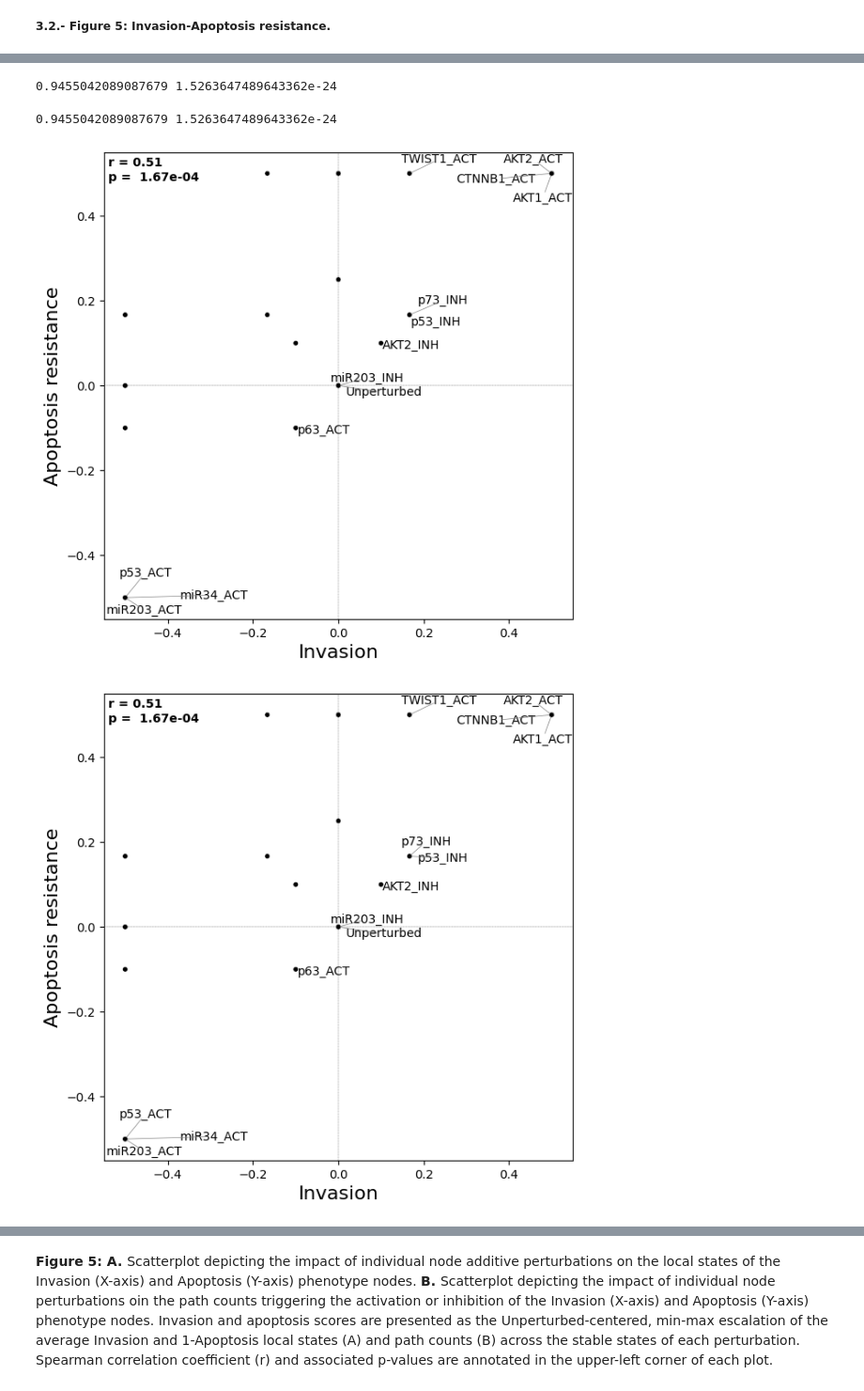
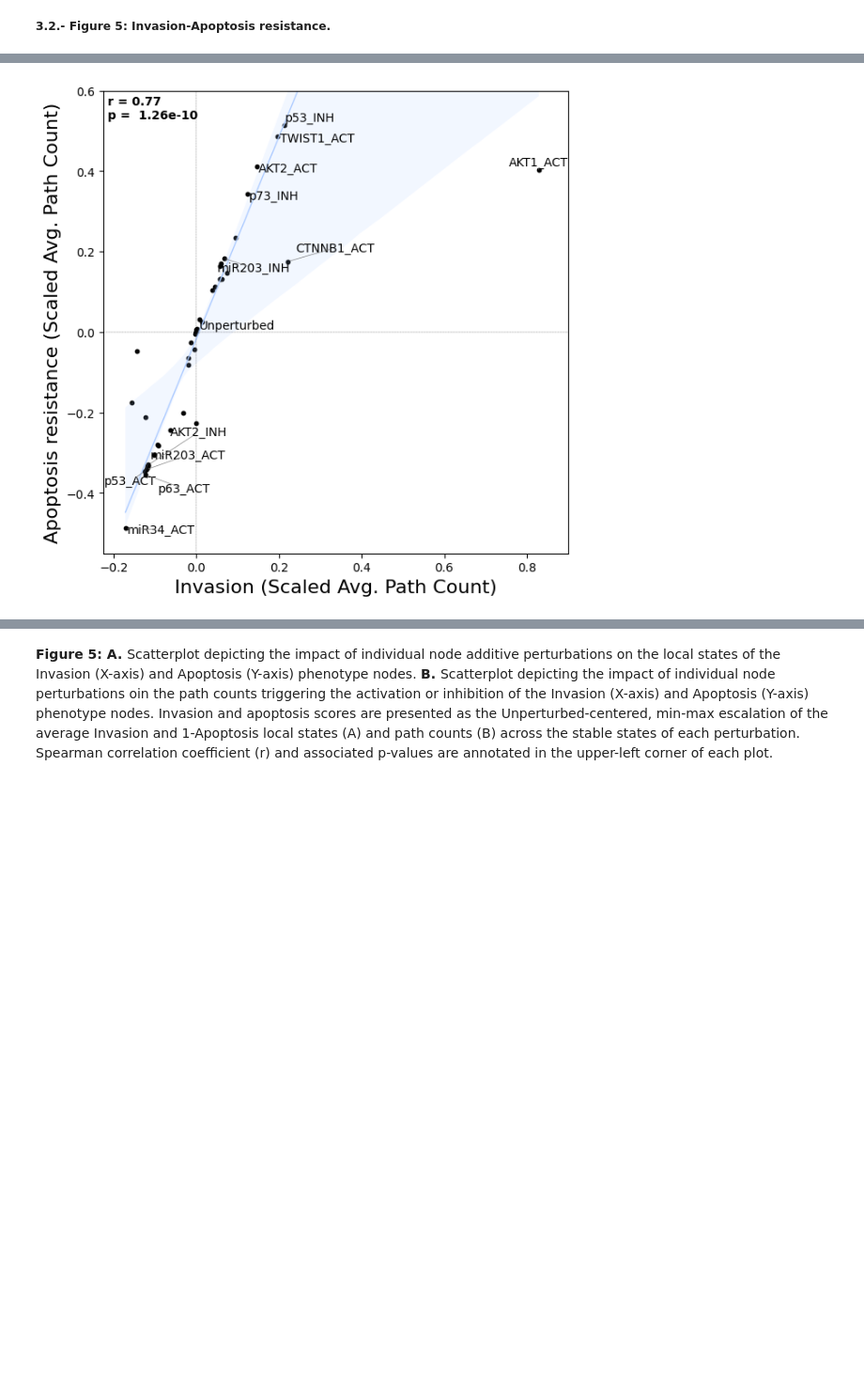
Before and after one commit to farinasm/boolevard, a Jupyter notebook: paper/Source_Figs.ipynb, the cells around one changed output, grey strips where cells are left out. Shown at 94% size. Cells and saved outputs as stored; diff of their text form; code cells hidden in the pictures; blank space fills up the shorter version.

```diff
--- a/paper/Source_Figs.ipynb
+++ b/paper/Source_Figs.ipynb
@@ -55,6 +55,7 @@ def sc_custom(x, ref):
 
 # Plot range of path counts leading to the local state of a given node across all perts
 def plotrange(data, state, col, sizex, sizey, title, ax = None, hide_ylabel = False):
+    plt.style.use("default")
     if state == "up": filtered_data = data.loc[data[col] > 0, :]
     else: filtered_data = data.loc[data[col] < 0, :]
     filtered_data[f"{col}_sc"] = sc_custom(abs(filtered_data[col]), abs(filtered_data[col]).min())
@@ -83,6 +84,7 @@ def plotrange(data, state, col, sizex, sizey, title, ax = None, hide_ylabel = Fa
 
 # Check path counts leading to the local state of a given node across all perts
 def StudyStrength(data, state, col, sizex, sizey, title, save = False, ax = None):
+    plt.style.use("default")
     def custom_color(index, state):
         if index.rsplit("_", 1)[0] == "Unperturbed":
             return "gray"
@@ -116,6 +118,7 @@ def StudyStrength(data, state, col, sizex, sizey, title, save = False, ax = None
 
 # Same as StudyStrength but pert-wise
 def SSbars(data, cols, sizex, sizey, labs, ax = None, hide_ylabel = False):
+    plt.style.use("default")
     def custom_color(score):
         return "#FC766A" if score > 0 else "#5B84B1"
     processed_data = data.copy()
@@ -149,15 +152,19 @@ def SSbars(data, cols, sizex, sizey, labs, ax = None, hide_ylabel = False):
     return ax
 
 # Plot scatter plot with custom labels
-def scatter_plot_custom(data, x, y, labelx, labely, save = False, labs = None):
-    fig, ax = plt.subplots(figsize = (7,7))
-    ax = sb.scatterplot(data = data, x = x, y = y, color = "black", size = 0.5)
-    ax.set_xlabel(labelx, fontsize = 16); ax.set_ylabel(labely, fontsize = 16); ax.legend_.set_visible(False)
+def lowess_plot_custom(data, x, y, labelx, labely, xlim = [-0.55, 0.55], ylim = [-0.55, 0.65], save = False, labs = None):
+    plt.style.use("default")
+    fig, ax = plt.subplots(figsize = (7, 7))
+    sb.regplot(x=x, y=y, data=data, lowess = False, line_kws={"color": "#aeccff", "lw": 1, "alpha": 1}, ci=95, scatter_kws={"color": "black", "s": 10, "alpha": 1}, robust = True)
+    ax.set_xlabel(labelx, fontsize = 16)
+    ax.set_ylabel(labely, fontsize = 16)
+    ax.set_xlim(xlim[0], xlim[1])
+    ax.set_ylim(ylim[0], ylim[1])
     ax.axhline(y=0, color='black', linestyle='--', linewidth=0.2)
     ax.axvline(x=0, color='black', linestyle='--', linewidth=0.2)
     texts = []
     for i in range(data.shape[0]):
-        if labs == None:
+        if labs is None:
             texts.append(ax.text(data[x][i], data[y][i], str(data.index[i]), fontsize = 10, color = "black"))
         else:
             points_to_label = labs
@@ -170,13 +177,20 @@ def scatter_plot_custom(data, x, y, labelx, labely, save = False, labs = None):
         expand_text = (1.5, 1.5),
         arrowprops = dict(arrowstyle = "-", color = "gray", lw = 0.5, shrinkA = 5)
     )
-    corr, p_value = spearmanr(data[x], data[y])
+    corr, p_value = pearsonr(data[x], data[y])
     print(corr, p_value)
-    plt.text(0.01, 0.99, f"r = {corr:.2f}\np = {p_value: .2e}", transform = plt.gca().transAxes, fontsize = 10, verticalalignment = "top", horizontalalignment = "left", fontweight = "bold")
-    if save: plt.savefig(save, dpi = 300, bbox_inches = "tight")
+    plt.text(
+        0.01, 0.99, f"r = {corr:.2f}\np = {p_value: .2e}", transform=plt.gca().transAxes,
+        fontsize=10, verticalalignment="top", horizontalalignment="left", fontweight="bold"
+    )
+    if save:
+        plt.savefig(save, dpi=300, bbox_inches="tight")
+    plt.show()
+    return fig, ax
 
 # Plot SS transition upon perturbation
 def plotTransition(data, n_rows, n_cols, x0, y0, onlyprolif = False, save = False, width = 32, heigh = 23): # Data must include the following:
+    plt.style.use("default")
     perts = data["Perturbation"].unique()
     perts = [pert for pert in perts if pert != "Unperturbed"]
     if onlyprolif: unpert_SS = data.loc[(data["Perturbation"] == "Unperturbed") & (data["ls_apoptosis"] == 0), :]
@@ -494,7 +513,6 @@ See the caveats in the documentation: https://pandas.pydata.org/pandas-docs/stab
 <h5 style="margin-top: 0px; margin-bottom: 2px;" id="section-3.2"><b>3.2.- Figure 5:</b> Invasion-Apoptosis resistance.</h5>
 # %%
 # Generate scatter plots
-plt.style.use("default")
-scatter_plot_custom(Mwise_res, "ls_invasion_sc", "ls_apop_resistance_sc", "Invasion", "Apoptosis resistance", "Figures/png/Figure_5A.png", labs = filtPerts); scatter_plot_custom(Mwise_res, "ls_invasion_sc", "ls_apop_resistance_sc", "Invasion", "Apoptosis resistance", "Figures/pdf/Figure_5A.pdf", labs = filtPerts) # Local states (png, pdf)
-scatter_plot_custom(Mwise_res, "paths_invasion_sc", "paths_apop_resistance_sc", "Invasion", "Apoptosis resistance", "Figures/png/Figure_5B.png", labs = filtPerts); scatter_plot_custom(Mwise_res, "paths_invasion_sc", "paths_apop_resistance_sc", "Invasion", "Apoptosis resistance", "Figures/pdf/Figure_5B.pdf", labs = filtPerts) # Path counts (png, pdf)
+lowess_ls = lowess_plot_custom(Mwise_res, "ls_invasion_sc", "ls_apop_resistance_sc", "Invasion (Avg. Local States)", "Apoptosis resistance (Avg. Local States)", save = "Figures/png/Figure_5A.png", labs = filtPerts); #lowess_plot_custom(Mwise_res, "ls_invasion_sc", "ls_apop_resistance_sc", "Invasion (Avg. Local States)", "Apoptosis resistance (Avg. Local States)", save = "Figures/pdf/Figure_5A.pdf", labs = filtPerts)
+lowess_paths = lowess_plot_custom(Mwise_res, "paths_invasion_sc", "paths_apop_resistance_sc", "Invasion (Scaled Avg. Path Count)", "Apoptosis resistance (Scaled Avg. Path Count)", xlim = [-0.225, 0.9], ylim = [-0.55, 0.6], save = "Figures/png/Figure_5B.png", labs = filtPerts); #lowess_plot_custom(Mwise_res, "paths_invasion_sc", "paths_apop_resistance_sc", "Invasion (Scaled Avg. Path Count)", "Apoptosis resistance (Scaled Avg. Path Count)", xlim = [-0.225, 0.9], ylim = [-0.55, 0.6], save = "Figures/pdf/Figure_5B.pdf", labs = filtPerts)
 # %% [output]
@@ -508,4 +524 @@ Looks like you are using a tranform that doesn't support FancyArrowPatch, using
-0.9455042089087679 1.5263647489643362e-24
-0.9455042089087679 1.5263647489643362e-24
-[figure, old version]
-[figure, old version]
+[figure, new version]
```
Also changed, not shown: parts of 8 cells of this notebook, 20 other files.
